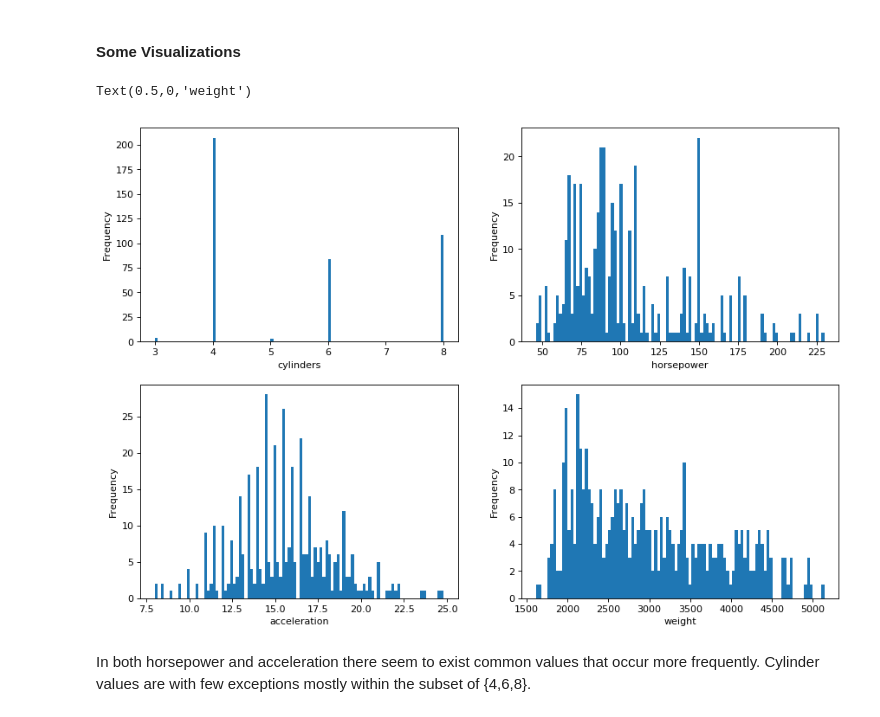
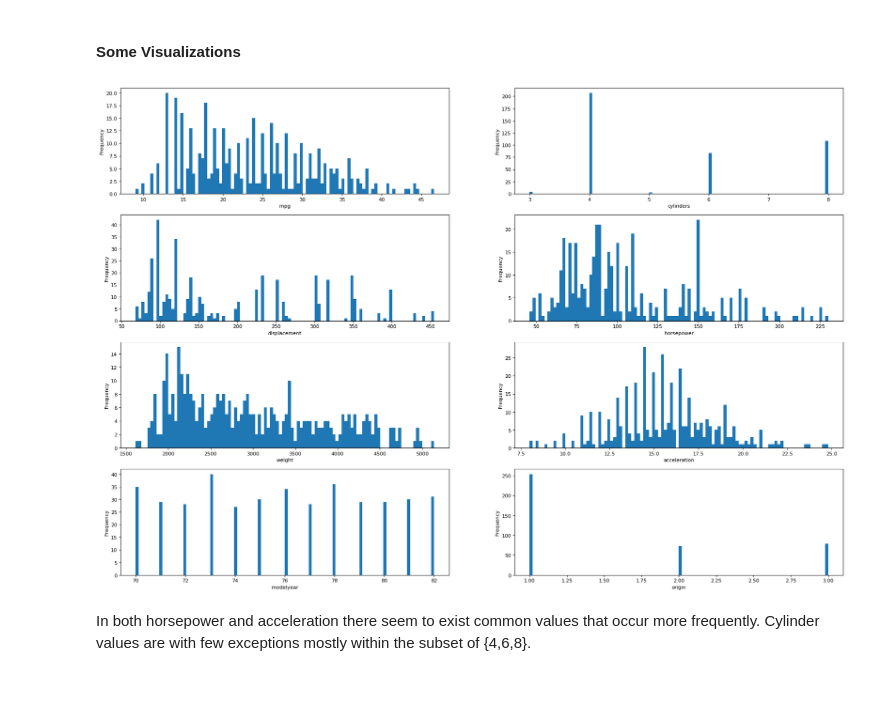
Before and after one commit to nikwlf/dswithcars, a Jupyter notebook: dscars.ipynb, the cells around one changed output. Saved outputs shown, nothing was run; the diff lists cells and outputs as text; code cells hidden in the pictures; blank space fills up the shorter version.

Commit message:
Progress on the standard functions and visualization of the data

```diff
--- a/dscars.ipynb
+++ b/dscars.ipynb
@@ -45,22 +68,42 @@ From this first peak we can already see that there are missing values within the
 #### Some Visualizations
 # %%
 # adjusting jupyter plot size
-fig=plt.figure(figsize=(13, 9), dpi= 80, facecolor='w', edgecolor='k')
+fig=plt.figure(figsize=(26, 18), dpi= 80, facecolor='w', edgecolor='k')
+
 # plot some of the interesting
-plt.subplot(2, 2, 1)
+plt.subplot(4, 2, 1)
+df['mpg'].plot(kind='hist', bins=100)
+plt.xlabel('mpg')
+
+plt.subplot(4, 2, 2)
 df['cylinders'].plot(kind='hist', bins=100)
 plt.xlabel('cylinders')
-plt.subplot(2, 2, 2)
+
+plt.subplot(4, 2, 3)
+df['displacement'].plot(kind='hist', bins=100)
+plt.xlabel('displacement')
+
+plt.subplot(4, 2, 4)
 df['horsepower'].plot(kind='hist', bins=100)
 plt.xlabel('horsepower')
-plt.subplot(2, 2, 3)
+
+plt.subplot(4, 2, 5)
+df['weight'].plot(kind='hist', bins=100)
+plt.xlabel('weight')
+
+plt.subplot(4, 2, 6)
 df['acceleration'].plot(kind='hist', bins=100)
 plt.xlabel('acceleration')
-plt.subplot(2, 2, 4)
-df['weight'].plot(kind='hist', bins=100)
-plt.xlabel('weight')
+
+plt.subplot(4, 2, 7)
+df['modelyear'].plot(kind='hist', bins=100)
+plt.xlabel('modelyear')
+
+plt.subplot(4, 2, 8)
+df['origin'].plot(kind='hist', bins=100)
+plt.xlabel('origin')
+plt.show()
 # %% [output]
-Text(0.5,0,'weight')
-[figure, old version]
+[figure, new version]
 # %% [markdown]
 In both horsepower and acceleration there seem to exist common values that occur more frequently. Cylinder values are with few exceptions mostly within the subset of {4,6,8}.
```
Also changed, not shown: parts of 9 cells of this notebook.
